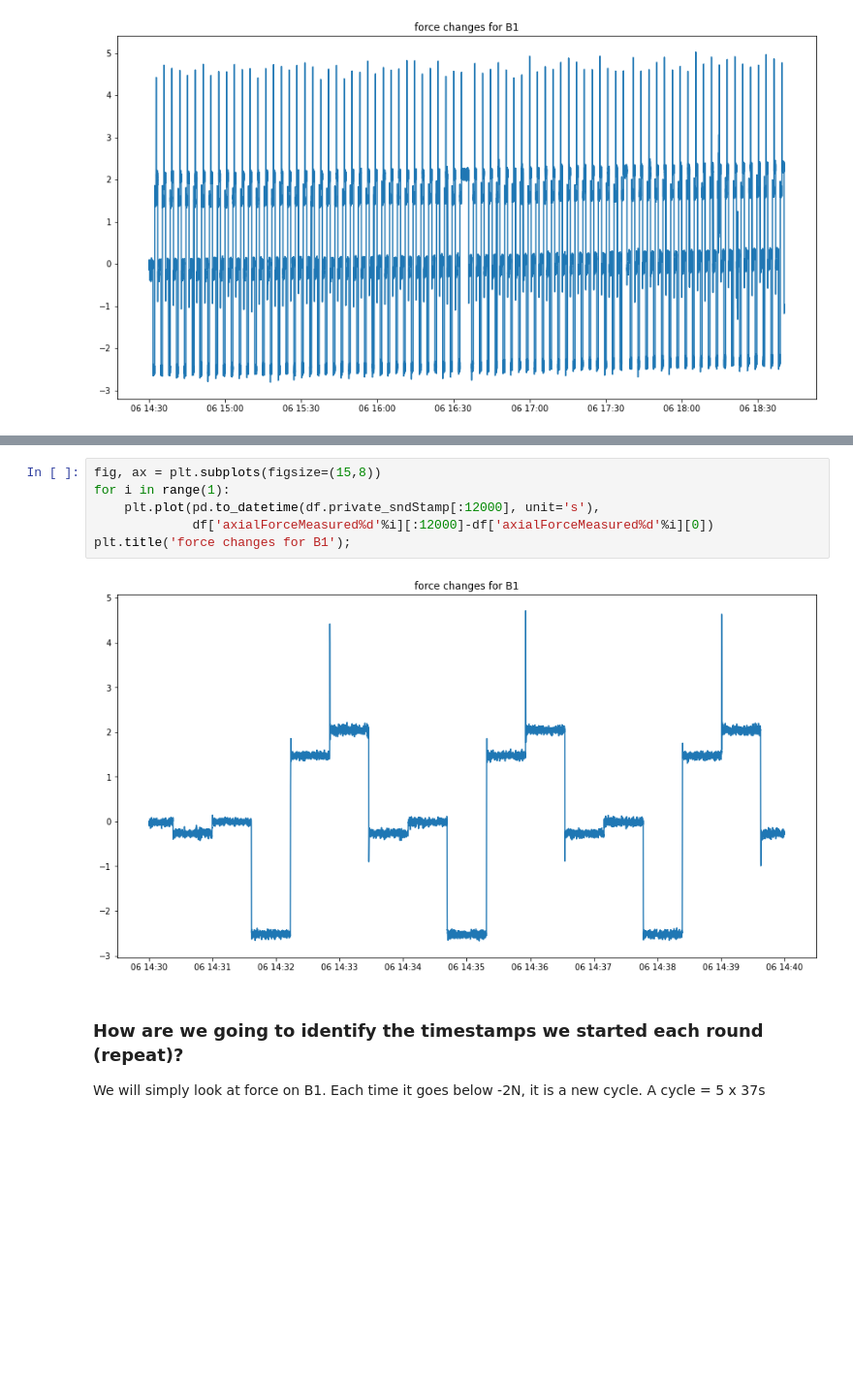
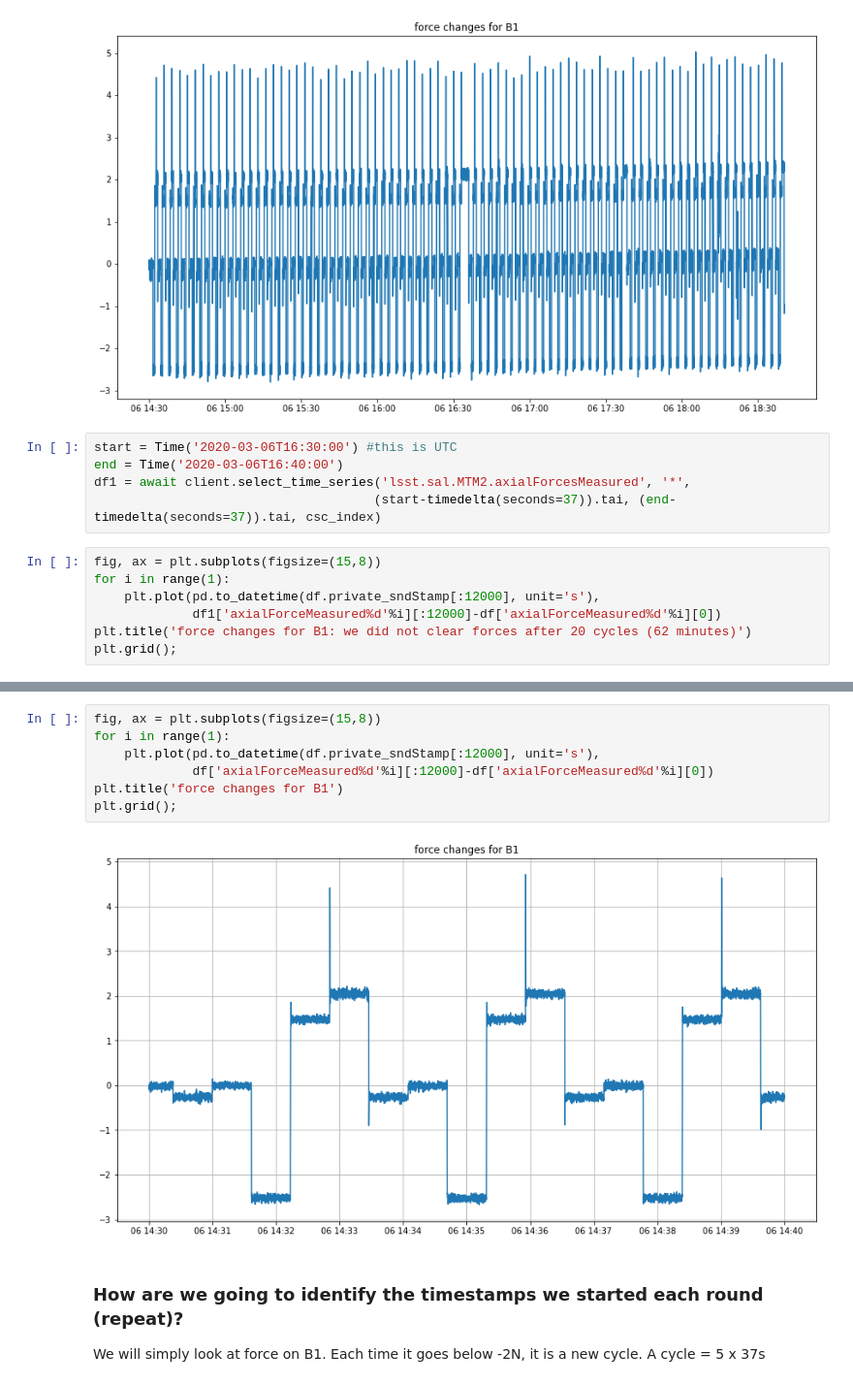
Before and after one commit to bxin/M2_summit_2003, a Jupyter notebook: a22_aos_duration.ipynb, the cells around one changed output, grey strips where cells are left out. Shown at 97% size. Cells and saved outputs as stored; diff of their text form; blank space fills up the shorter version.

```diff
--- a/a22_aos_duration.ipynb
+++ b/a22_aos_duration.ipynb
@@ -45,3 +48,15 @@ for i in range(1):
 plt.title('force changes for B1');
 # %% [output]
 [figure]
+# %%
+start = Time('2020-03-06T16:30:00') #this is UTC
+end = Time('2020-03-06T16:40:00')
+df1 = await client.select_time_series('lsst.sal.MTM2.axialForcesMeasured', '*',
+                                     (start-timedelta(seconds=37)).tai, (end-timedelta(seconds=37)).tai, csc_index)
+# %%
+fig, ax = plt.subplots(figsize=(15,8))
+for i in range(1):
+    plt.plot(pd.to_datetime(df.private_sndStamp[:12000], unit='s'),
+             df1['axialForceMeasured%d'%i][:12000]-df['axialForceMeasured%d'%i][0])
+plt.title('force changes for B1: we did not clear forces after 20 cycles (62 minutes)')
+plt.grid();
@@ -48,11 +65,12 @@ plt.title('force changes for B1');
 # %%
 fig, ax = plt.subplots(figsize=(15,8))
 for i in range(1):
     plt.plot(pd.to_datetime(df.private_sndStamp[:12000], unit='s'),
              df['axialForceMeasured%d'%i][:12000]-df['axialForceMeasured%d'%i][0])
-plt.title('force changes for B1');
+plt.title('force changes for B1')
+plt.grid();
 # %% [output]
-[figure, old version]
+[figure, new version]
 # %% [markdown]
 ### How are we going to identify the timestamps we started each round (repeat)?
 We will simply look at force on B1. Each time it goes below -2N, it is a new cycle. A cycle = 5 x 37s
```
Also changed, not shown: parts of 6 cells of this notebook, 3 other files.
